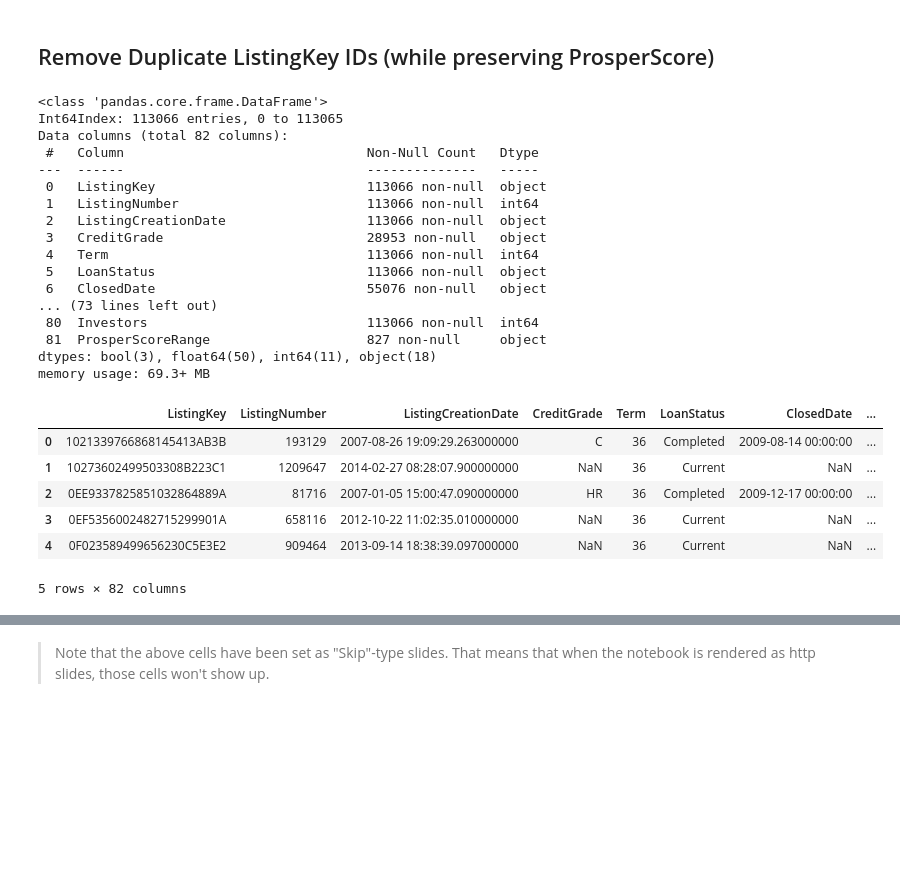
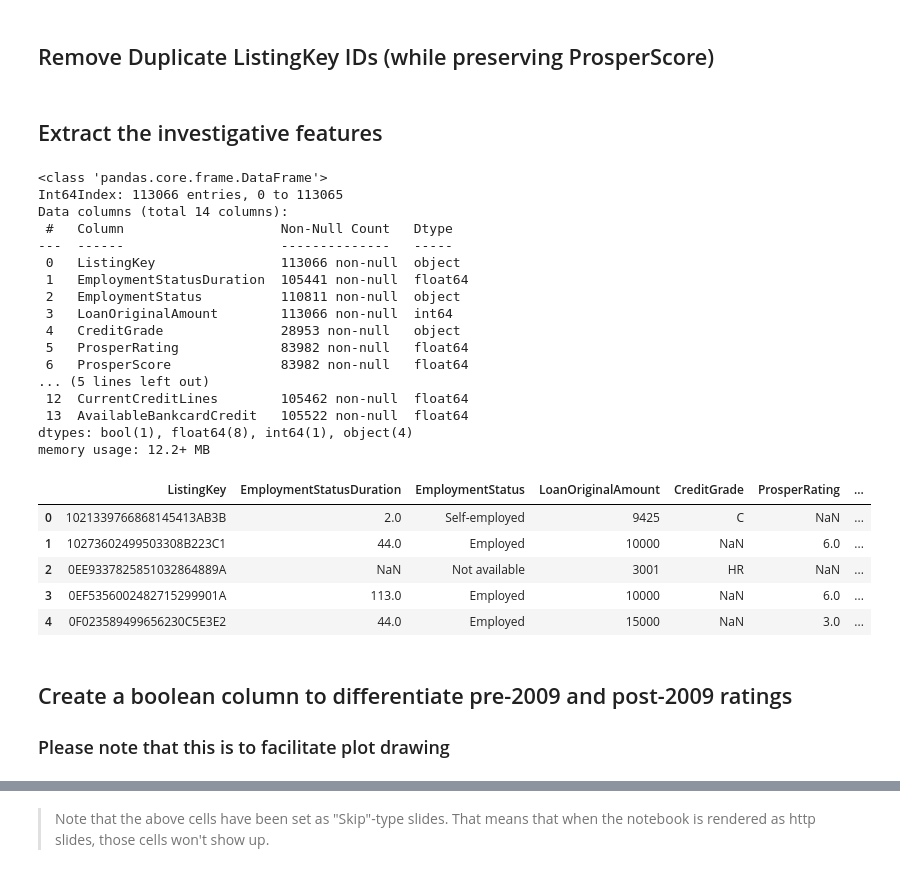
Before and after one commit to alf808/preposterous-octopus, a Jupyter notebook: explanatory_loan_data_slide_deck.ipynb, the cells around one changed output, grey strips where cells are left out. Saved outputs shown, nothing was run; the diff lists cells and outputs as text; code cells hidden in the pictures; blank space fills up the shorter version.

```diff
--- a/explanatory_loan_data_slide_deck.ipynb
+++ b/explanatory_loan_data_slide_deck.ipynb
@@ -84,33 +84,38 @@ tpld.drop_duplicates(subset=temp_cols, inplace=True, keep='first')
 
 # merge the two df tpld and lk_ps_df on ListingKey
 tpld = pd.merge(tpld, lk_ps_df, on=['ListingKey'], how='left')
+# %% [markdown]
+## Extract the investigative features
+# %%
+select_features = ['ListingKey', 'EmploymentStatusDuration', 'EmploymentStatus', 'LoanOriginalAmount', 'CreditGrade', 'ProsperRating (numeric)', 'ProsperScore', 'ProsperScoreRange', 'BorrowerRate', 'CreditScoreRangeUpper', 'CurrentDelinquencies', 'IsBorrowerHomeowner', 'CurrentCreditLines', 'AvailableBankcardCredit']
+df = tpld[select_features]
+df = df.rename(columns={'ProsperRating (numeric)': 'ProsperRating', 'CreditScoreRangeUpper': 'CreditScore'})
 # %%
-tpld.info()
+df.info()
 # %% [output]
 <class 'pandas.core.frame.DataFrame'>
 Int64Index: 113066 entries, 0 to 113065
-Data columns (total 82 columns):
- #   Column                               Non-Null Count   Dtype
----  ------                               --------------   -----
- 0   ListingKey                           113066 non-null  object
- 1   ListingNumber                        113066 non-null  int64
- 2   ListingCreationDate                  113066 non-null  object
- 3   CreditGrade                          28953 non-null   object
- 4   Term                                 113066 non-null  int64
- 5   LoanStatus                           113066 non-null  object
- 6   ClosedDate                           55076 non-null   object
-... (73 lines left out)
- 80  Investors                            113066 non-null  int64
- 81  ProsperScoreRange                    827 non-null     object
-dtypes: bool(3), float64(50), int64(11), object(18)
-memory usage: 69.3+ MB
+Data columns (total 14 columns):
+ #   Column                    Non-Null Count   Dtype
+---  ------                    --------------   -----
+ 0   ListingKey                113066 non-null  object
+ 1   EmploymentStatusDuration  105441 non-null  float64
+ 2   EmploymentStatus          110811 non-null  object
+ 3   LoanOriginalAmount        113066 non-null  int64
+ 4   CreditGrade               28953 non-null   object
+ 5   ProsperRating             83982 non-null   float64
+ 6   ProsperScore              83982 non-null   float64
+... (5 lines left out)
+ 12  CurrentCreditLines        105462 non-null  float64
+ 13  AvailableBankcardCredit   105522 non-null  float64
+dtypes: bool(1), float64(8), int64(1), object(4)
+memory usage: 12.2+ MB
 # %%
-tpld.head()
+df.head()
 # %% [output]
-|  | ListingKey | ListingNumber | ListingCreationDate | CreditGrade | Term | LoanStatus | ClosedDate | ... |
-| 0 | 1021339766868145413AB3B | 193129 | 2007-08-26 19:09:29.263000000 | C | 36 | Completed | 2009-08-14 00:00:00 | ... |
-| 1 | 10273602499503308B223C1 | 1209647 | 2014-02-27 08:28:07.900000000 | NaN | 36 | Current | NaN | ... |
-| 2 | 0EE9337825851032864889A | 81716 | 2007-01-05 15:00:47.090000000 | HR | 36 | Completed | 2009-12-17 00:00:00 | ... |
-| 3 | 0EF5356002482715299901A | 658116 | 2012-10-22 11:02:35.010000000 | NaN | 36 | Current | NaN | ... |
-| 4 | 0F023589499656230C5E3E2 | 909464 | 2013-09-14 18:38:39.097000000 | NaN | 36 | Current | NaN | ... |
+|  | ListingKey | EmploymentStatusDuration | EmploymentStatus | LoanOriginalAmount | CreditGrade | ProsperRating | ... |
+| 0 | 1021339766868145413AB3B | 2.0 | Self-employed | 9425 | C | NaN | ... |
+| 1 | 10273602499503308B223C1 | 44.0 | Employed | 10000 | NaN | 6.0 | ... |
+| 2 | 0EE9337825851032864889A | NaN | Not available | 3001 | HR | NaN | ... |
+| 3 | 0EF5356002482715299901A | 113.0 | Employed | 10000 | NaN | 6.0 | ... |
+| 4 | 0F023589499656230C5E3E2 | 44.0 | Employed | 15000 | NaN | 3.0 | ... |
-5 rows × 82 columns
@@ -121,0 +122,4 @@ df.info()
+# %% [markdown]
+## Create a boolean column to differentiate pre-2009 and post-2009 ratings
+
+### Please note that this is to facilitate plot drawing
```
Also changed, not shown: parts of 7 cells of this notebook.
